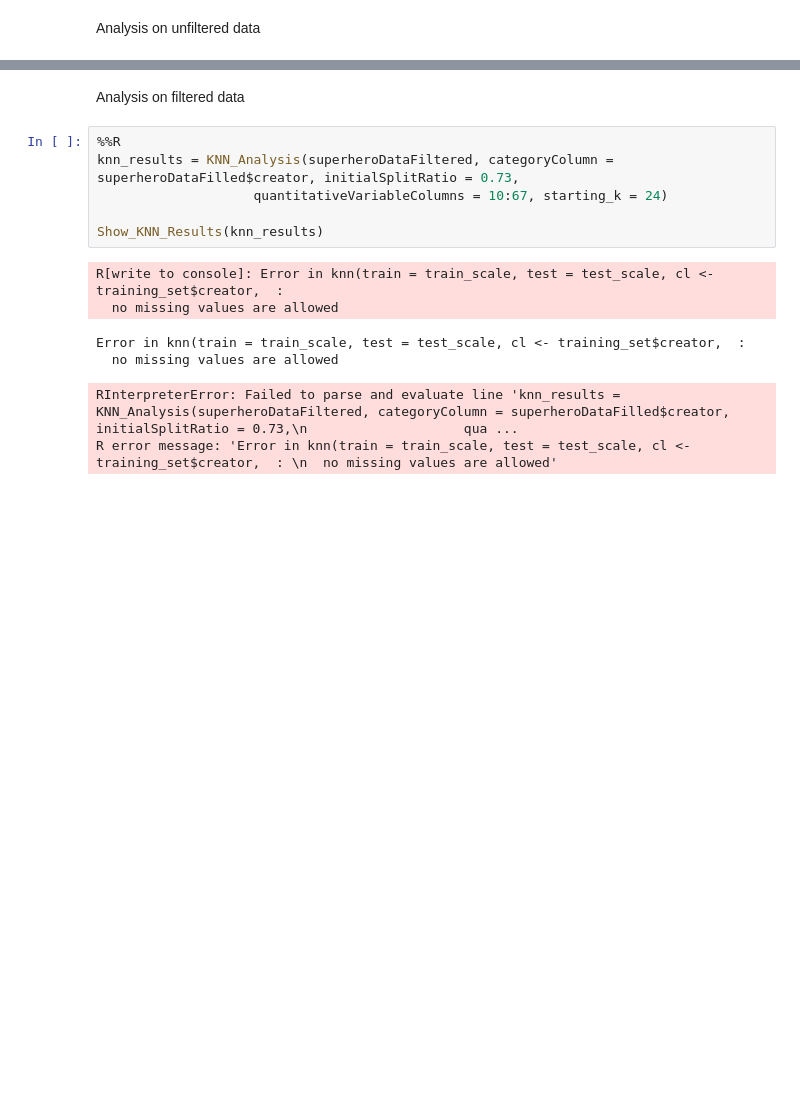
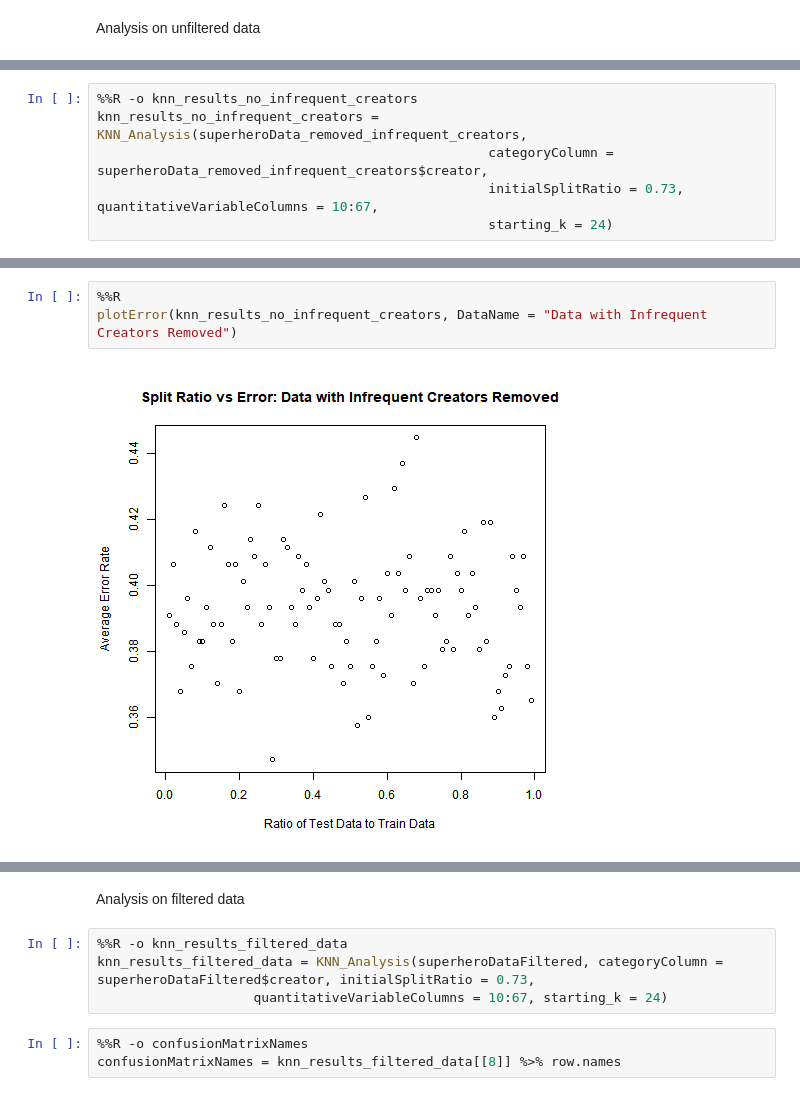
Before and after one commit to mikayla-eckelcifrese/DAT402-Project-1, a Jupyter notebook: K-Nearest Neighbors Analysis.ipynb, the cells around one changed output, grey strips where cells are left out. Drawn from its saved outputs; the diff is of its cells as text; blank space fills up the shorter version.

```diff
--- a/K-Nearest Neighbors Analysis.ipynb
+++ b/K-Nearest Neighbors Analysis.ipynb
@@ -374,2 +490,8 @@ knn_results = KNN_Analysis(superheroDataFilled, categoryColumn = superheroDataFi
+# %%
+%%R -o knn_results_no_infrequent_creators
+knn_results_no_infrequent_creators = KNN_Analysis(superheroData_removed_infrequent_creators,
+                                                  categoryColumn = superheroData_removed_infrequent_creators$creator,
+                                                  initialSplitRatio = 0.73, quantitativeVariableColumns = 10:67,
+                                                  starting_k = 24)
 # %%
 %%R -o confusionMatrixNames
@@ -427,0 +519,5 @@ plot(x = 1:56, y = error_k, main = "Unfiltered Data", xlab = "k value", ylab = "
+# %%
+%%R
+plotError(knn_results_no_infrequent_creators, DataName = "Data with Infrequent Creators Removed")
+# %% [output]
+[figure, added]
@@ -428,15 +525,9 @@ plot(x = 1:56, y = error_k, main = "Unfiltered Data", xlab = "k value", ylab = "
 # %% [markdown]
 Analysis on filtered data
 # %%
-%%R
-knn_results = KNN_Analysis(superheroDataFiltered, categoryColumn = superheroDataFilled$creator, initialSplitRatio = 0.73,
+%%R -o knn_results_filtered_data
+knn_results_filtered_data = KNN_Analysis(superheroDataFiltered, categoryColumn = superheroDataFiltered$creator, initialSplitRatio = 0.73,
                     quantitativeVariableColumns = 10:67, starting_k = 24)
-
-Show_KNN_Results(knn_results)
-# %% [output]
-R[write to console]: Error in knn(train = train_scale, test = test_scale, cl <- training_set$creator,  :
-  no missing values are allowed
-Error in knn(train = train_scale, test = test_scale, cl <- training_set$creator,  :
-  no missing values are allowed
-RInterpreterError: Failed to parse and evaluate line 'knn_results = KNN_Analysis(superheroDataFiltered, categoryColumn = superheroDataFilled$creator, initialSplitRatio = 0.73,\n                    qua ...
-R error message: 'Error in knn(train = train_scale, test = test_scale, cl <- training_set$creator,  : \n  no missing values are allowed'
+# %%
+%%R -o confusionMatrixNames
+confusionMatrixNames = knn_results_filtered_data[[8]] %>% row.names
```
Also changed, not shown: parts of 53 cells of this notebook, 1 other file.
